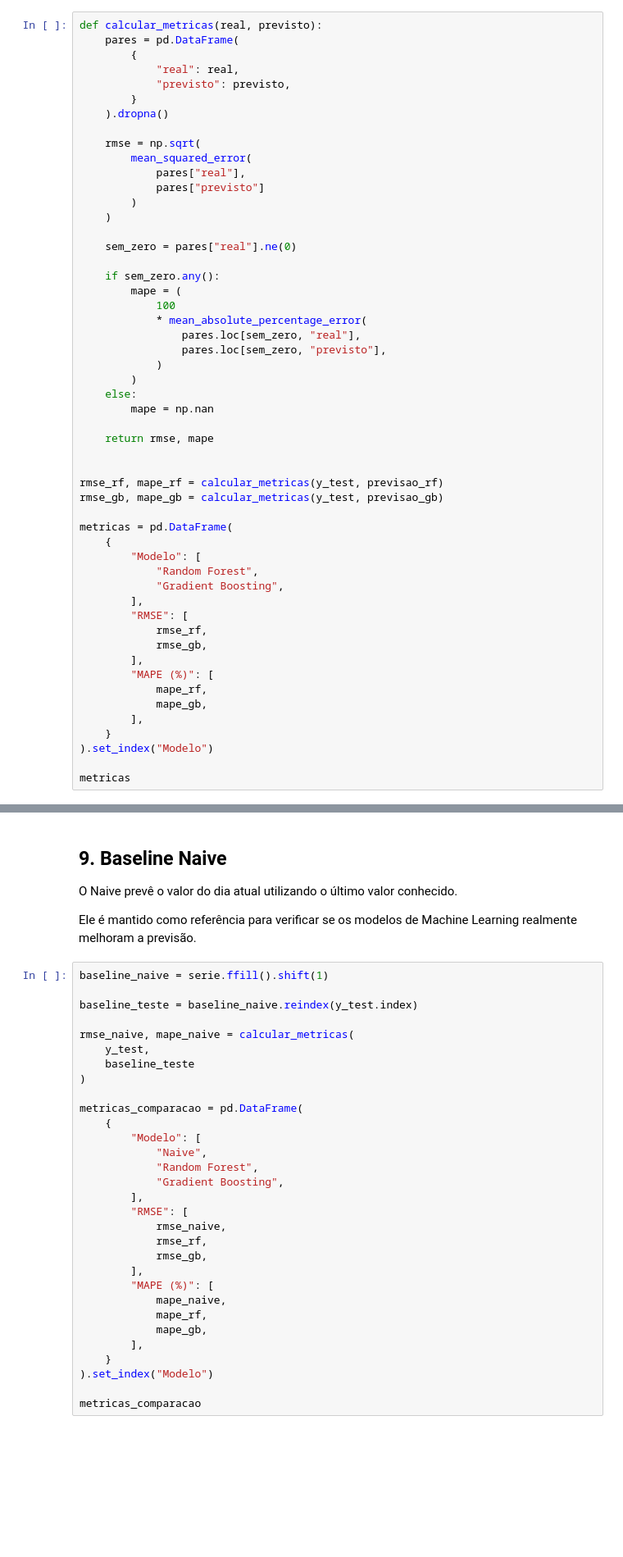
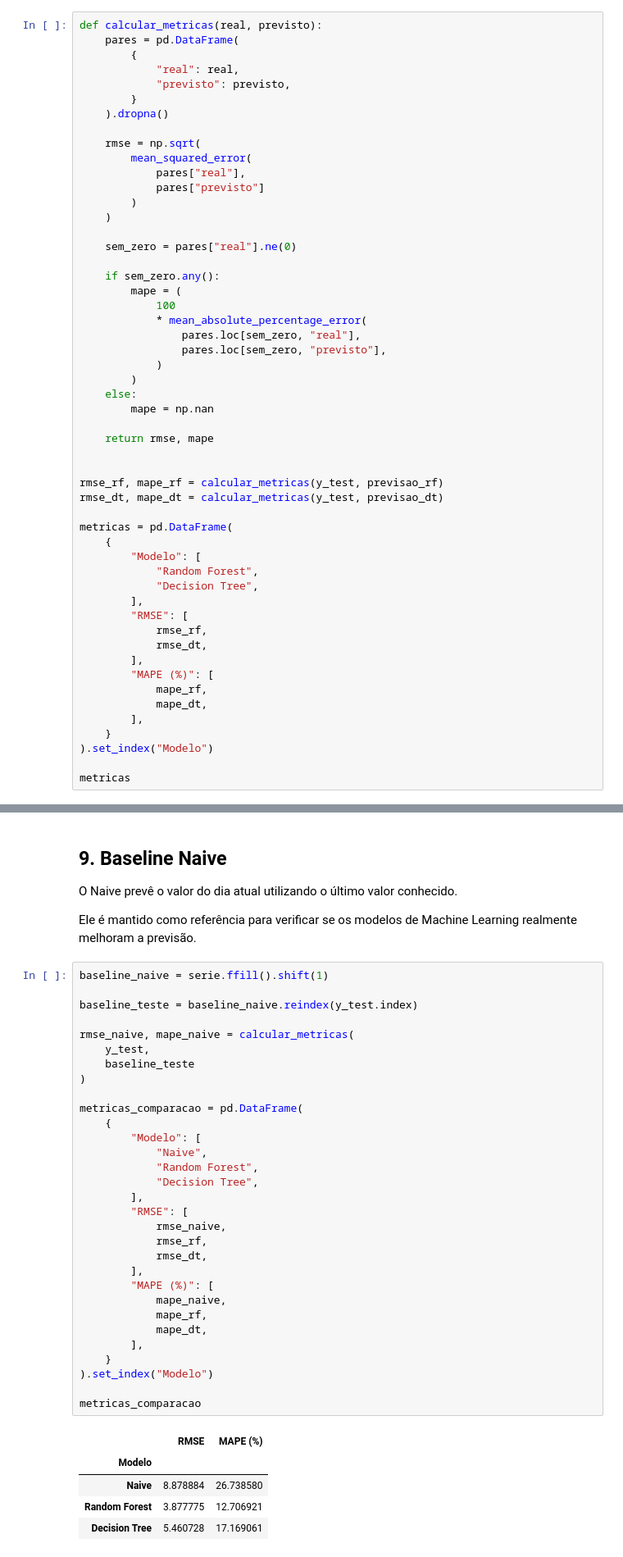
Before and after one commit to matheusesdev/mecaniQA-salvador, a Jupyter notebook: notebooks/oat3_pipeline_preditivo.ipynb, the cells around one changed output, grey strips where cells are left out. Shown at 82% size. Cells and saved outputs as stored; diff of their text form; blank space fills up the shorter version.

```diff
--- a/notebooks/oat3_pipeline_preditivo.ipynb
+++ b/notebooks/oat3_pipeline_preditivo.ipynb
@@ -255,21 +296,21 @@ def calcular_metricas(real, previsto):
 
 
 rmse_rf, mape_rf = calcular_metricas(y_test, previsao_rf)
-rmse_gb, mape_gb = calcular_metricas(y_test, previsao_gb)
+rmse_dt, mape_dt = calcular_metricas(y_test, previsao_dt)
 
 metricas = pd.DataFrame(
     {
         "Modelo": [
             "Random Forest",
-            "Gradient Boosting",
+            "Decision Tree",
         ],
         "RMSE": [
             rmse_rf,
-            rmse_gb,
+            rmse_dt,
         ],
         "MAPE (%)": [
             mape_rf,
-            mape_gb,
+            mape_dt,
         ],
     }
 ).set_index("Modelo")
@@ -284,34 +330,40 @@ Ele é mantido como referência para verificar se os modelos de Machine Learning
 # %%
 baseline_naive = serie.ffill().shift(1)
 
 baseline_teste = baseline_naive.reindex(y_test.index)
 
 rmse_naive, mape_naive = calcular_metricas(
     y_test,
     baseline_teste
 )
 
 metricas_comparacao = pd.DataFrame(
     {
         "Modelo": [
             "Naive",
             "Random Forest",
-            "Gradient Boosting",
+            "Decision Tree",
         ],
         "RMSE": [
             rmse_naive,
             rmse_rf,
-            rmse_gb,
+            rmse_dt,
         ],
         "MAPE (%)": [
             mape_naive,
             mape_rf,
-            mape_gb,
+            mape_dt,
         ],
     }
 ).set_index("Modelo")
 
 metricas_comparacao
+# %% [output]
+|  | RMSE | MAPE (%) |
+| Modelo |  |  |
+| Naive | 8.878884 | 26.738580 |
+| Random Forest | 3.877775 | 12.706921 |
+| Decision Tree | 5.460728 | 17.169061 |
 # %% [markdown]
 ## 10. Comparação dos resultados
 
```
Also changed, not shown: parts of 15 cells of this notebook, 3 other files.
